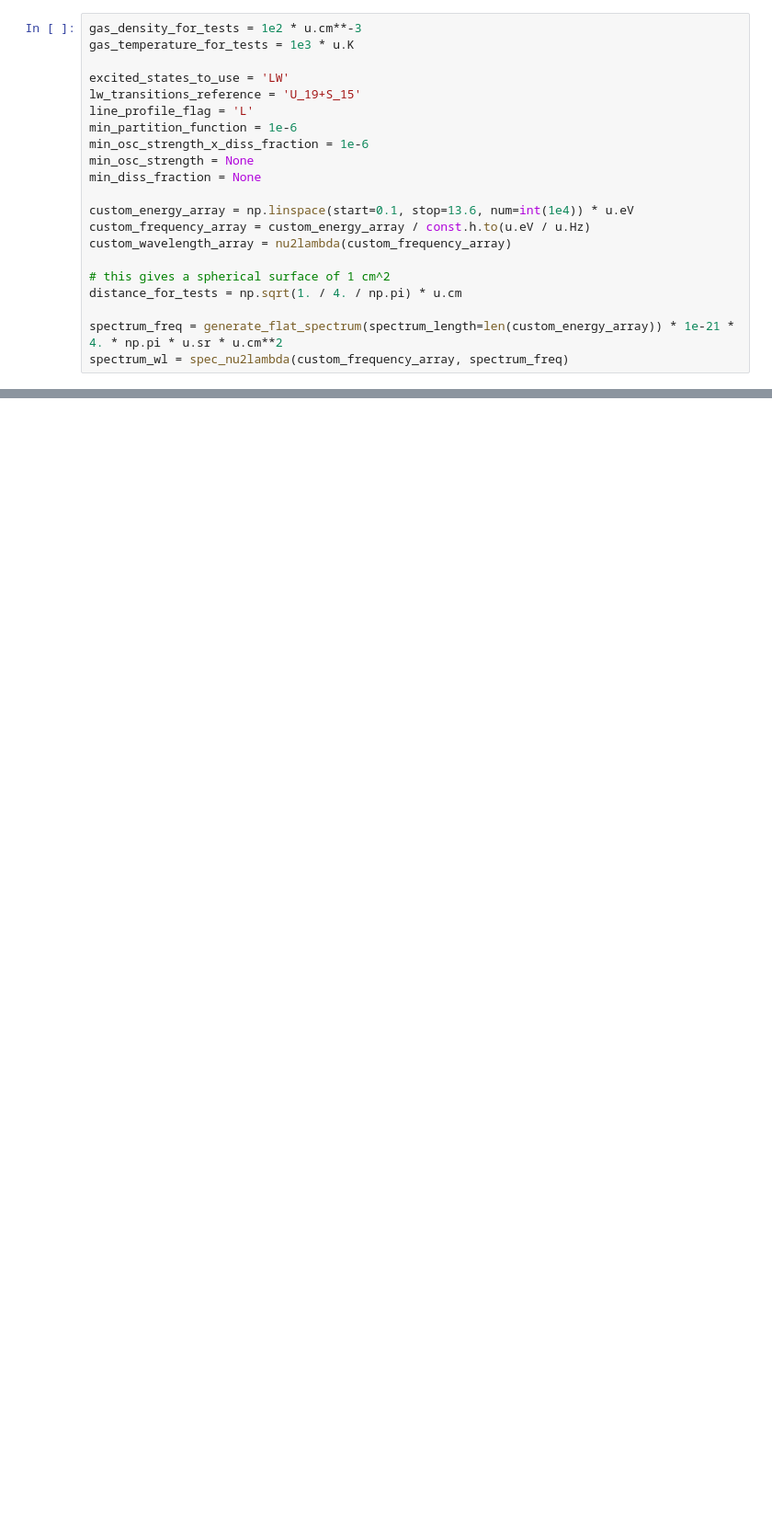
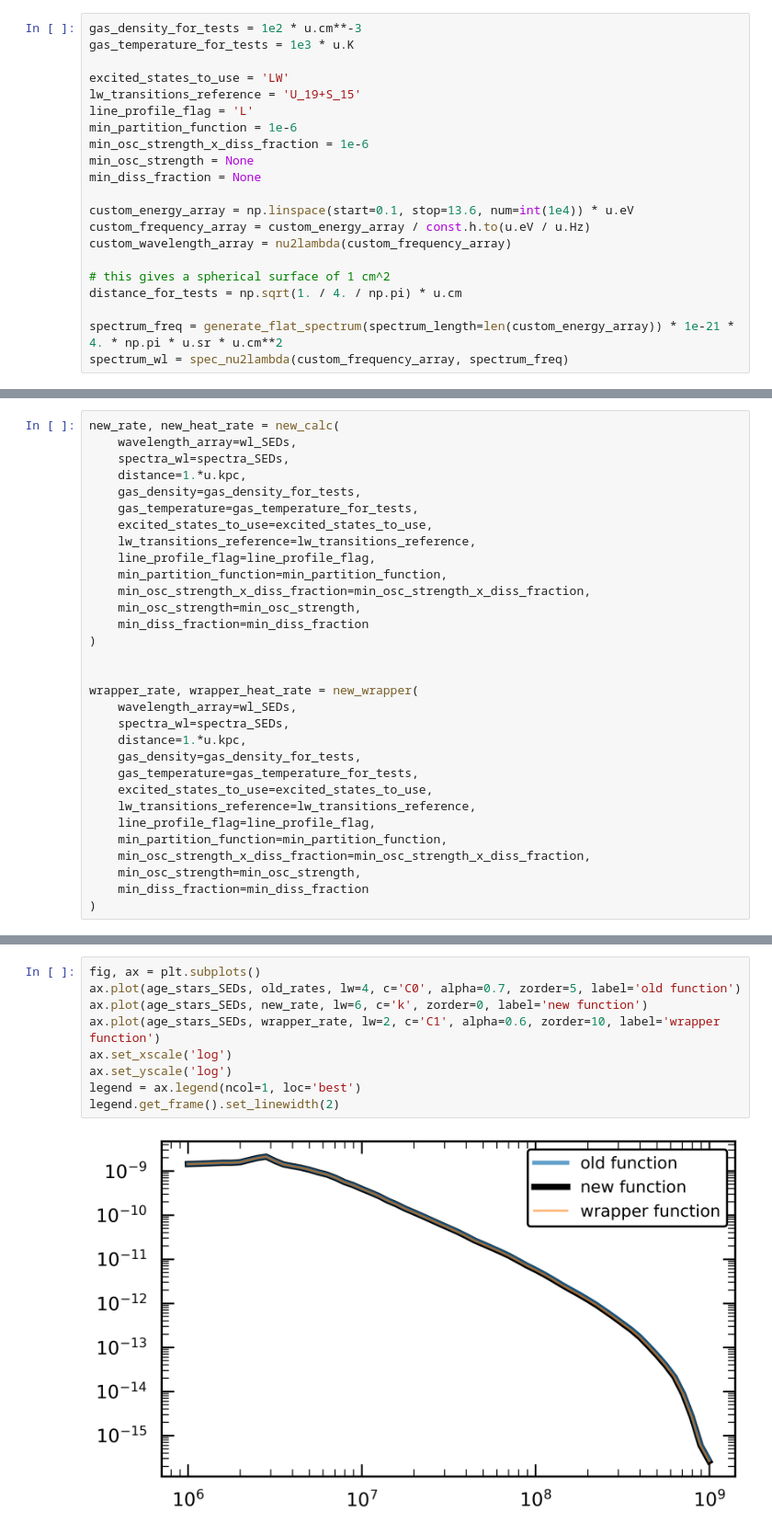
Before and after one commit to AndreaIncatasciato/LWphotorates, a Jupyter notebook: quick_tests.ipynb, the cells around one changed output, grey strips where cells are left out. Shown at 92% size. Saved outputs shown, nothing was run; the diff lists cells and outputs as text; blank space fills up the shorter version.

Commit message:
final tests

```diff
--- a/quick_tests.ipynb
+++ b/quick_tests.ipynb
@@ -1336,0 +1459,31 @@ heating
+# %%
+new_rate, new_heat_rate = new_calc(
+    wavelength_array=wl_SEDs,
+    spectra_wl=spectra_SEDs,
+    distance=1.*u.kpc,
+    gas_density=gas_density_for_tests,
+    gas_temperature=gas_temperature_for_tests,
+    excited_states_to_use=excited_states_to_use,
+    lw_transitions_reference=lw_transitions_reference,
+    line_profile_flag=line_profile_flag,
+    min_partition_function=min_partition_function,
+    min_osc_strength_x_diss_fraction=min_osc_strength_x_diss_fraction,
+    min_osc_strength=min_osc_strength,
+    min_diss_fraction=min_diss_fraction
+)
+
+
+wrapper_rate, wrapper_heat_rate = new_wrapper(
+    wavelength_array=wl_SEDs,
+    spectra_wl=spectra_SEDs,
+    distance=1.*u.kpc,
+    gas_density=gas_density_for_tests,
+    gas_temperature=gas_temperature_for_tests,
+    excited_states_to_use=excited_states_to_use,
+    lw_transitions_reference=lw_transitions_reference,
+    line_profile_flag=line_profile_flag,
+    min_partition_function=min_partition_function,
+    min_osc_strength_x_diss_fraction=min_osc_strength_x_diss_fraction,
+    min_osc_strength=min_osc_strength,
+    min_diss_fraction=min_diss_fraction
+)
@@ -1336,0 +1493,11 @@ heating
+# %%
+fig, ax = plt.subplots()
+ax.plot(age_stars_SEDs, old_rates, lw=4, c='C0', alpha=0.7, zorder=5, label='old function')
+ax.plot(age_stars_SEDs, new_rate, lw=6, c='k', zorder=0, label='new function')
+ax.plot(age_stars_SEDs, wrapper_rate, lw=2, c='C1', alpha=0.6, zorder=10, label='wrapper function')
+ax.set_xscale('log')
+ax.set_yscale('log')
+legend = ax.legend(ncol=1, loc='best')
+legend.get_frame().set_linewidth(2)
+# %% [output]
+[figure, added]
```
Also changed, not shown: parts of 22 cells of this notebook, 1 other file.
